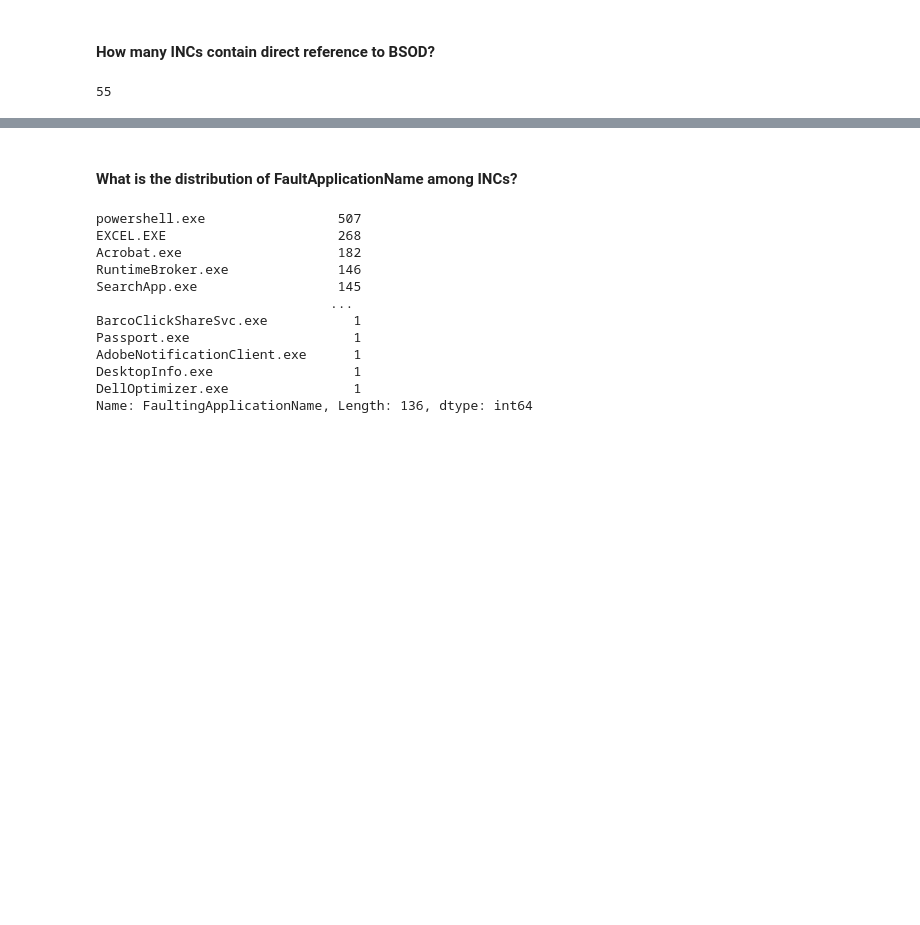
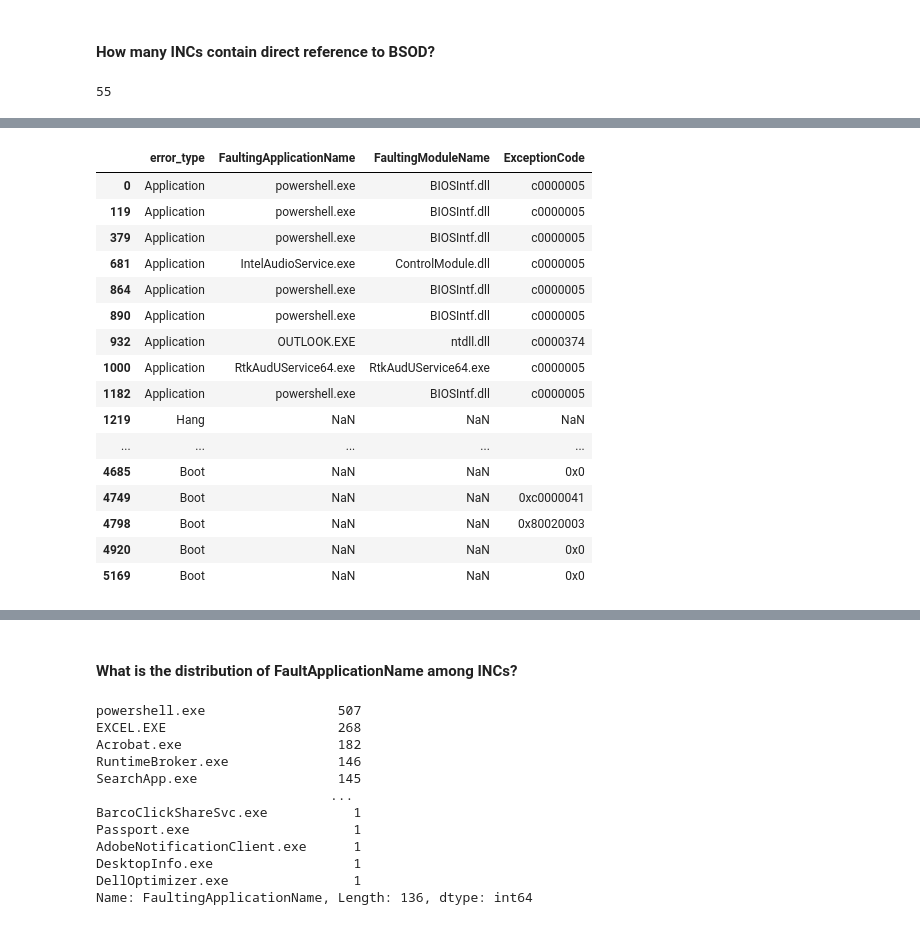
Before and after one commit to redgerly-umich/capstone_ff, a Jupyter notebook: DataCleaning/combine_4_error_types.ipynb, the cells around one changed output, grey strips where cells are left out. Saved outputs shown, nothing was run; the diff lists cells and outputs as text; code cells hidden in the pictures; blank space fills up the shorter version.

```diff
--- a/DataCleaning/combine_4_error_types.ipynb
+++ b/DataCleaning/combine_4_error_types.ipynb
@@ -337,0 +328,20 @@ len(df[df['short_description_NER'].str.contains("(?i)Blue Screen|BSOD|[Dd]eath")
+# %%
+df[(df['short_description_NER'].str.contains("(?i)Blue Screen|BSOD|[Dd]eath"))].drop_duplicates('number', keep='first')[['error_type', 'FaultingApplicationName', 'FaultingModuleName', 'ExceptionCode']]
+# %% [output]
+|  | error_type | FaultingApplicationName | FaultingModuleName | ExceptionCode |
+| 0 | Application | powershell.exe | BIOSIntf.dll | c0000005 |
+| 119 | Application | powershell.exe | BIOSIntf.dll | c0000005 |
+| 379 | Application | powershell.exe | BIOSIntf.dll | c0000005 |
+| 681 | Application | IntelAudioService.exe | ControlModule.dll | c0000005 |
+| 864 | Application | powershell.exe | BIOSIntf.dll | c0000005 |
+| 890 | Application | powershell.exe | BIOSIntf.dll | c0000005 |
+| 932 | Application | OUTLOOK.EXE | ntdll.dll | c0000374 |
+| 1000 | Application | RtkAudUService64.exe | RtkAudUService64.exe | c0000005 |
+| 1182 | Application | powershell.exe | BIOSIntf.dll | c0000005 |
+| 1219 | Hang | NaN | NaN | NaN |
+| ... | ... | ... | ... | ... |
+| 4685 | Boot | NaN | NaN | 0x0 |
+| 4749 | Boot | NaN | NaN | 0xc0000041 |
+| 4798 | Boot | NaN | NaN | 0x80020003 |
+| 4920 | Boot | NaN | NaN | 0x0 |
+| 5169 | Boot | NaN | NaN | 0x0 |
```
Also changed, not shown: parts of 13 cells of this notebook.
